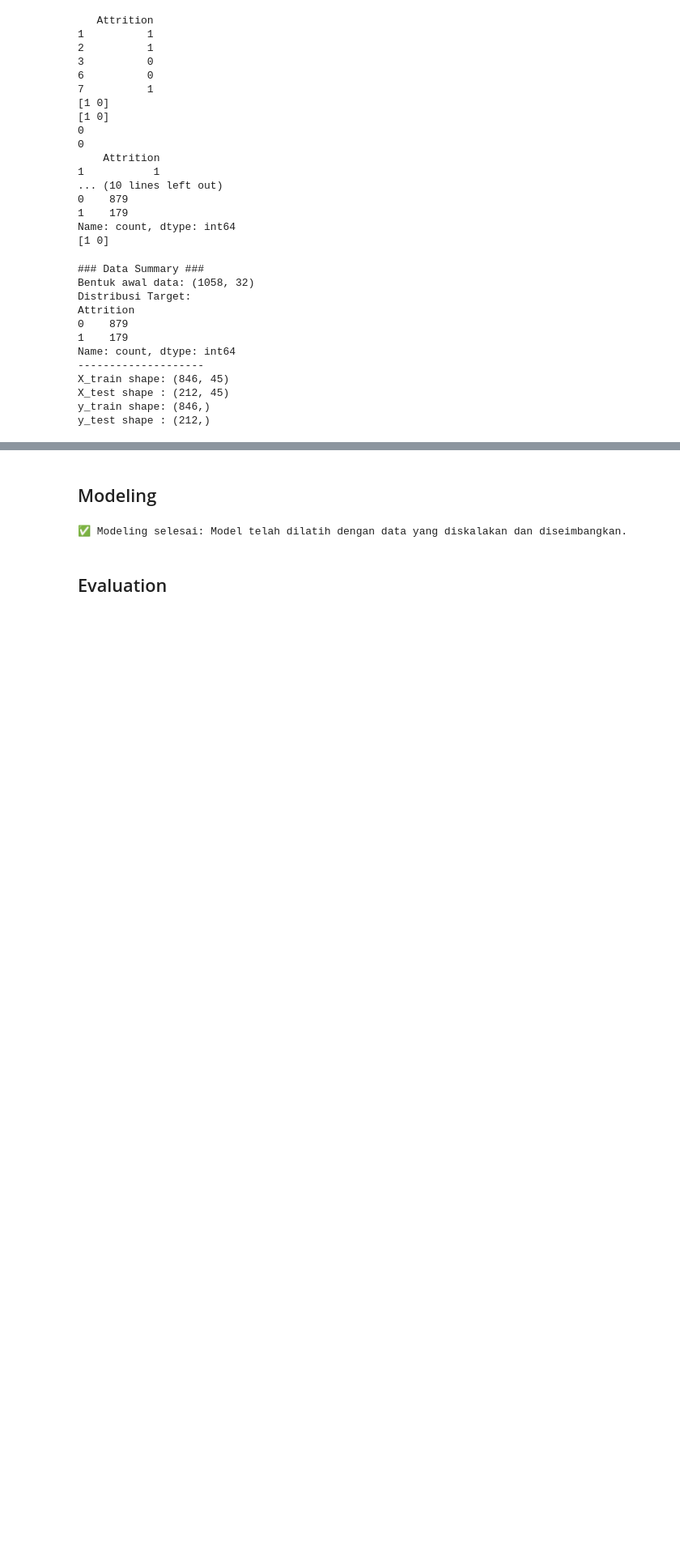
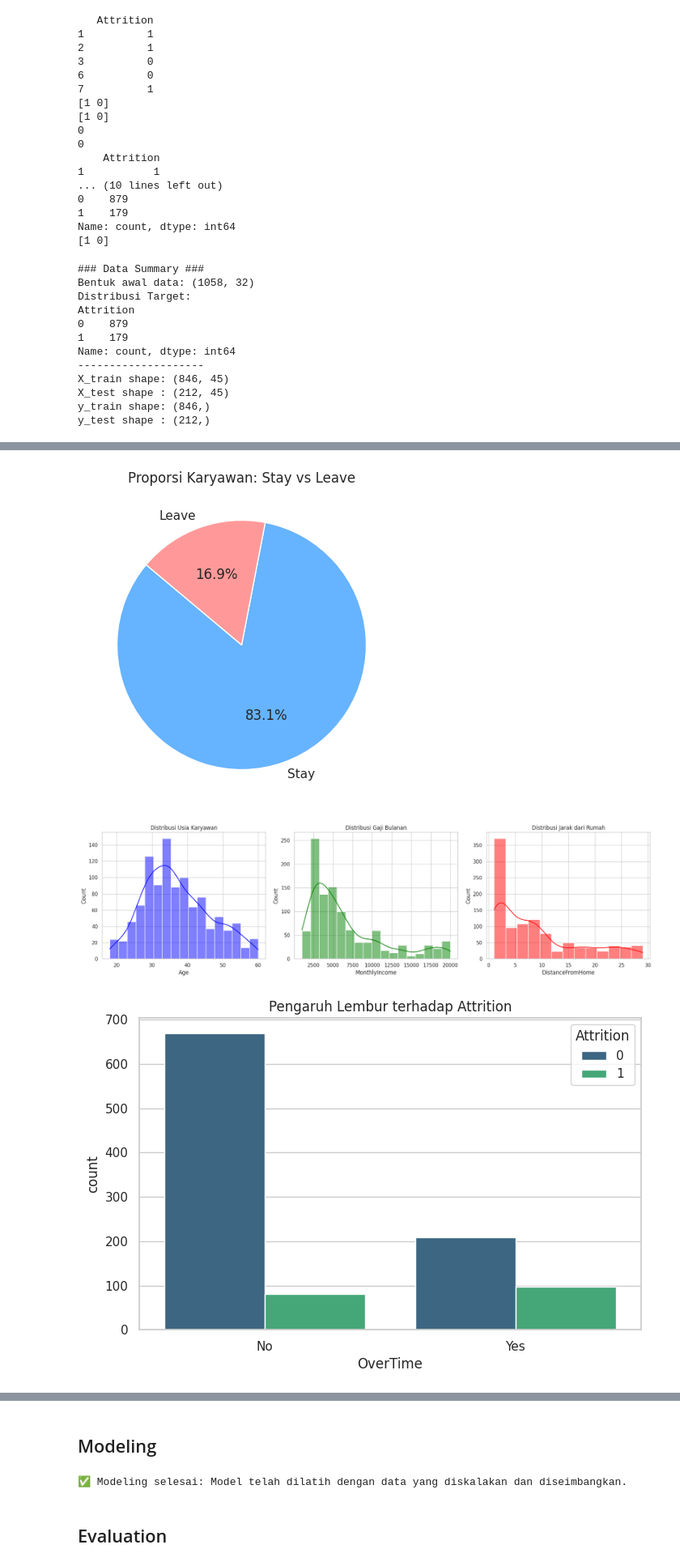
Before and after one commit to AnaRosyidah/a590_proyek_pertama, a Jupyter notebook: notebook.ipynb, the cells around one changed output, grey strips where cells are left out. Shown at 81% size. Saved outputs shown, nothing was run; the diff lists cells and outputs as text; code cells hidden in the pictures; blank space fills up the shorter version.

Commit message:
update data2

```diff
--- a/notebook.ipynb
+++ b/notebook.ipynb
@@ -273,0 +318,72 @@ y_test shape : (212,)
+# %%
+import matplotlib.pyplot as plt
+import seaborn as sns
+
+# Atur tema visualisasi
+sns.set_theme(style="whitegrid")
+plt.rcParams['figure.figsize'] = (12, 6)
+
+### 1. Univariate Analysis (Analisis Satu Variabel)
+
+# A. Distribusi Target (Attrition)
+plt.figure(figsize=(7, 5))
+attrition_counts = df['Attrition'].value_counts()
+plt.pie(attrition_counts, labels=['Stay', 'Leave'], autopct='%1.1f%%', startangle=140, colors=['#66b3ff','#ff9999'])
+plt.title('Proporsi Karyawan: Stay vs Leave')
+plt.show()
+# Insight: Terjadi ketidakseimbangan data (Imbalance), di mana mayoritas karyawan tetap tinggal.
+
+# B. Distribusi Numerik Utama
+fig, axes = plt.subplots(1, 3, figsize=(18, 5))
+
+sns.histplot(df['Age'], kde=True, ax=axes[0], color='blue')
+axes[0].set_title('Distribusi Usia Karyawan')
+
+sns.histplot(df['MonthlyIncome'], kde=True, ax=axes[1], color='green')
+axes[1].set_title('Distribusi Gaji Bulanan')
+
+sns.histplot(df['DistanceFromHome'], kde=True, ax=axes[2], color='red')
+axes[2].set_title('Distribusi Jarak dari Rumah')
+
+plt.tight_layout()
+plt.show()
+
+### 2. Multivariate/Bivariate Analysis (Hubungan Fitur vs Attrition)
+
+# A. Attrition berdasarkan Lembur (OverTime)
+plt.figure(figsize=(8, 5))
+sns.countplot(data=df, x='OverTime', hue='Attrition', palette='viridis')
+plt.title('Pengaruh Lembur terhadap Attrition')
+plt.show()
+# Insight: Karyawan yang sering lembur memiliki kecenderungan keluar lebih tinggi secara proporsional.
+
+# B. Attrition berdasarkan Departemen
+plt.figure(figsize=(10, 5))
+sns.countplot(data=df, x='Department', hue='Attrition', palette='magma')
+plt.title('Distribusi Attrition per Departemen')
+plt.show()
+
+# C. Analisis Gaji dan Usia terhadap Attrition (Boxplot)
+fig, axes = plt.subplots(1, 2, figsize=(15, 5))
+
+sns.boxplot(data=df, x='Attrition', y='MonthlyIncome', ax=axes[0], palette='Set2')
+axes[0].set_title('Gaji Bulanan vs Attrition')
+
+sns.boxplot(data=df, x='Attrition', y='Age', ax=axes[1], palette='Set1')
+axes[1].set_title('Usia vs Attrition')
+
+plt.show()
+# Insight: Karyawan yang keluar cenderung memiliki gaji rata-rata yang lebih rendah dan usia yang lebih muda.
+
+### 3. Analisis Korelasi (Correlation Heatmap)
+
+# Memilih kolom numerik saja untuk korelasi
+numerical_cols = df.select_dtypes(include=['int64', 'float64']).columns
+plt.figure(figsize=(15, 10))
+sns.heatmap(df[numerical_cols].corr(), annot=False, cmap='coolwarm', fmt='.2f')
+plt.title('Heatmap Korelasi Antar Fitur Numerik')
+plt.show()
+# %% [output]
+[figure, added]
+[figure, added]
+[figure, added]
```
Also changed, not shown: parts of 3 cells of this notebook.
